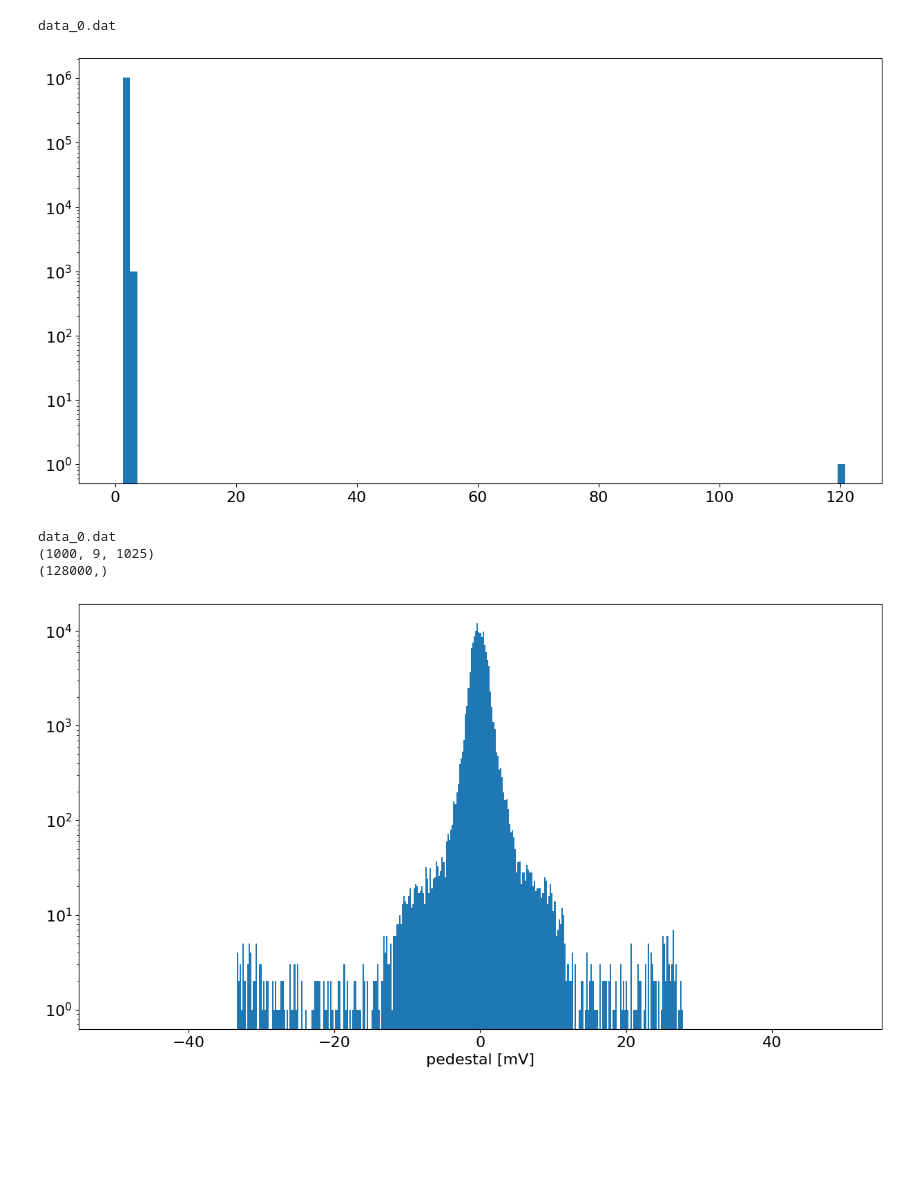
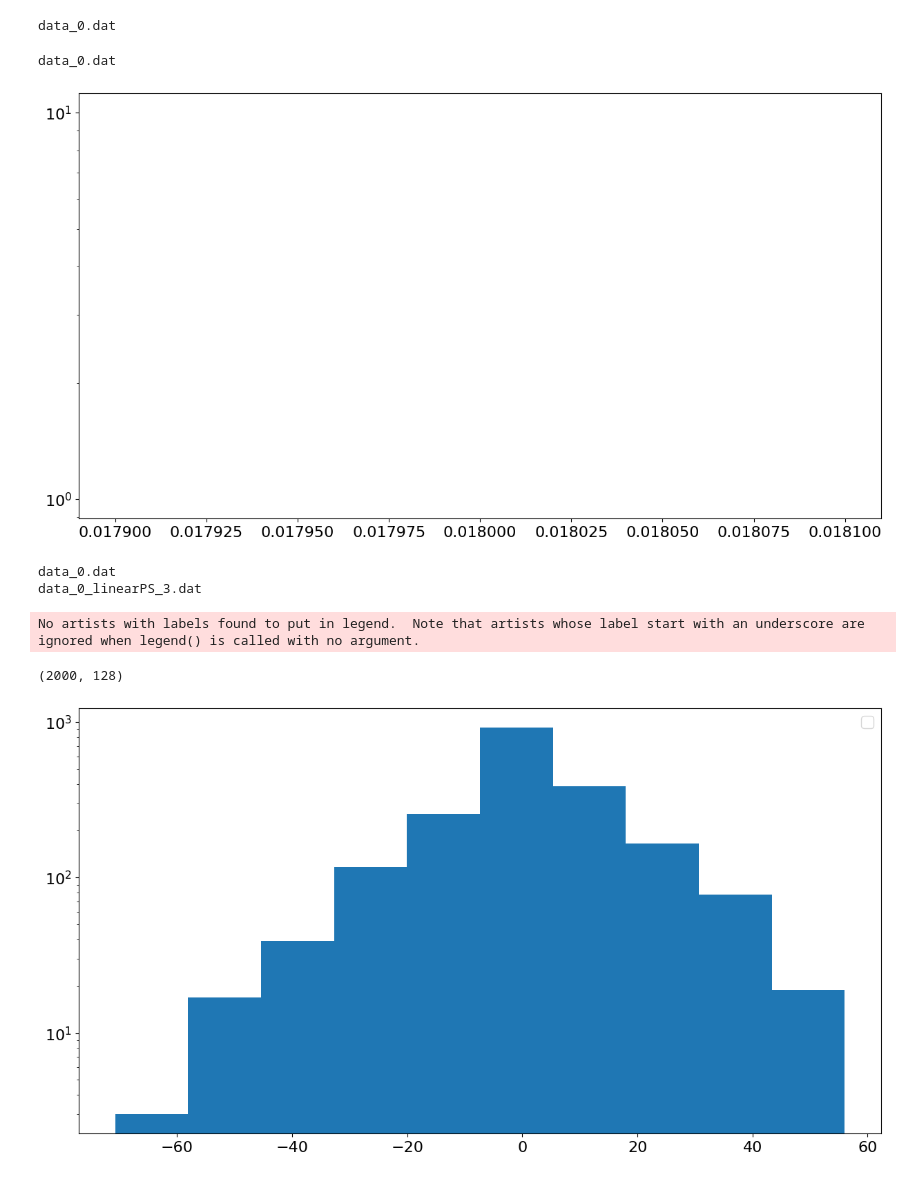
Before and after one commit to FTBF/ITA-BPM-software, a Jupyter notebook: analysis/Analysis.ipynb, the cells around one changed output. Saved outputs shown, nothing was run; the diff lists cells and outputs as text; code cells hidden in the pictures; blank space fills up the shorter version.

```diff
--- a/analysis/Analysis.ipynb
+++ b/analysis/Analysis.ipynb
@@ -26,41 +27,64 @@ data = getDataRaw(["data_0.dat"])
 # %% [output]
 data_0.dat
 # %%
-flat_data = data[:,8,0:].flatten()*60/1000
+data = getDataRaw(["data_0.dat"])
+flat_data = data[:,:,1:].reshape([-1, 9, int(1024/8), 8])[:,8,0:,1].flatten()*60/1000000
 dt = flat_data[1:]-flat_data[:-1]
 #dt = dt[4140000:4200000]
-plt.hist(dt,bins=np.linspace(0, dt.max(), 100))
+plt.hist(dt,bins=np.linspace(0.0179, 0.0181, 100))#dt.max(), 100))
 plt.yscale("log")
 #plt.plot(dt)
+#plt.plot(flat_data)
 # %% [output]
+data_0.dat
-[figure, old version]
+[figure, new version]
 # %%
-channel = 1
 event = slice(None)
 subevent = slice(None)
 
 plt.clf()
-data = getDataRaw(["data_0.dat"])
-print(data.shape)
-rdata=data[:,:,1:].reshape([-1, 9, int(1024/8), 8])
-time = rdata[event,8,subevent,channel].flatten()*60/1000000
-for chip in [0]:
-    ydata = rdata[event,chip,subevent,channel].flatten()#*5/(2**18)
-    print(ydata.shape)
-    cut = ydata > 100000
-    ydata[cut] = ydata[cut] & 0x1fff
-    cut = ydata < -100000
-    ydata[cut] = ydata[cut] & 0x1fff
-    ydata=ydata*10000/(2**18)
-    #plt.scatter(time,ydata)
-    plt.hist(ydata, bins=np.linspace(-50, 50, 500))
+data1 = getDataRaw(["data_0.dat"])
+data2 = getDataRaw(["data_0_linearPS_3.dat"])
+for label, data in [("shielded", data1),]:# ("unshielded", data2)]:
+    rdata=data[:,:,1:].reshape([-1, 9, int(1024/8), 8])
+    for chip in [0]:
+        for channel in [0]:
+            time = rdata[event,8,subevent,channel].flatten()#*60/1000000
+            ydata = rdata[event,chip,subevent,channel]#.flatten()#*5/(2**18)
+            print(ydata.shape)
+            ##ydata = ydata[(ydata > 100000) | (ydata < -100000)]
+            #cut = ydata > 100000
+            ##ydata[cut] = ((~ydata[cut]) & 0x1fff)
+            #cut2 = ydata < -100000
+            ##ydata[cut2] = -(ydata[cut2] & 0x1fff)
+            ydata=ydata*10000/(2**18)
+
+            #ydata = ydata[(cut | cut2)]
+
+            #ydata = ydata.flatten()
+            ydata = ydata.mean(axis=1)
+
+            #plt.scatter(time,ydata, label=label)
+
+            N = len(ydata)
+            T = 0.00001368
+            #yf = fft(ydata)
+            #xf = fftfreq(N, T)[:N//2]
+            #plt.plot(xf, 2.0/N * np.abs(yf[0:N//2]), label=label)
+
+            plt.hist(ydata)#, bins=np.linspace(0, 4, 51), histtype=u'step', label=label)
+            #plt.hist(time[1:]-time[:-1], bins=np.linspace(225, 230, 201), histtype=u'step', label=label)
+
+plt.legend()
 #plt.axhline(y = 0, color = 'r', linestyle = '-')
+#plt.axvline(x=60, color = 'r', linestyle = '-')
 #plt.ylim(-0.02, 0.02)
-#plt.ylabel("Volts")
-plt.xlabel("pedestal [mV]")
+#plt.xlabel("Volts [mV]")
+#plt.xlabel("time [ms]")
 plt.yscale("log")
 # %% [output]
 data_0.dat
-(1000, 9, 1025)
-(128000,)
+data_0_linearPS_3.dat
+No artists with labels found to put in legend.  Note that artists whose label start with an underscore are ignored when legend() is called with no argument.
+(2000, 128)
-[figure, old version]
+[figure, new version]
```
Also changed, not shown: parts of 3 cells of this notebook, 1 other file.
